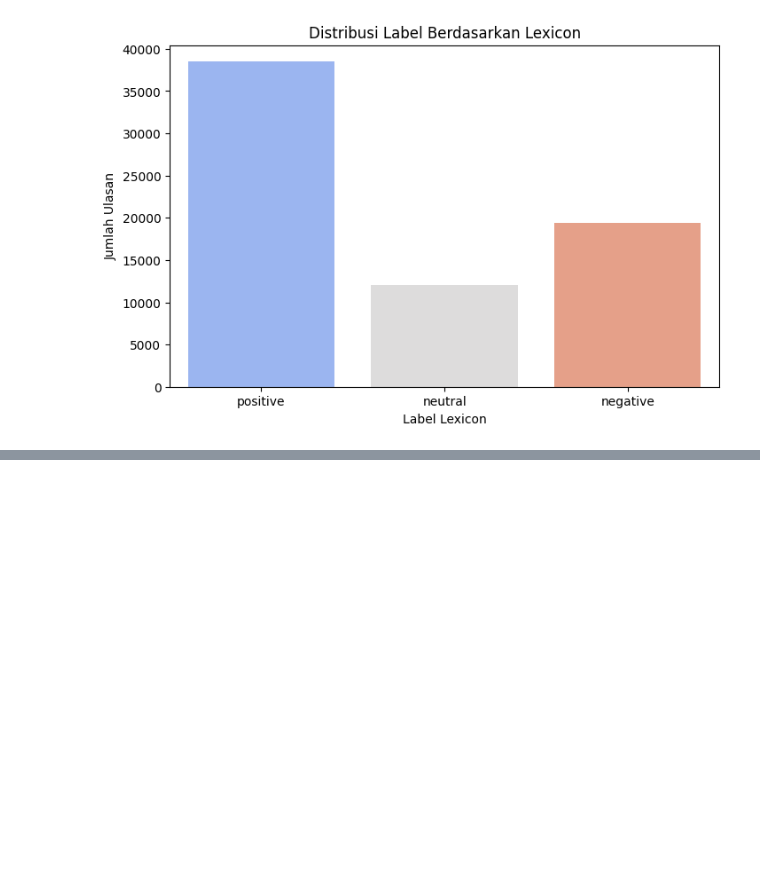
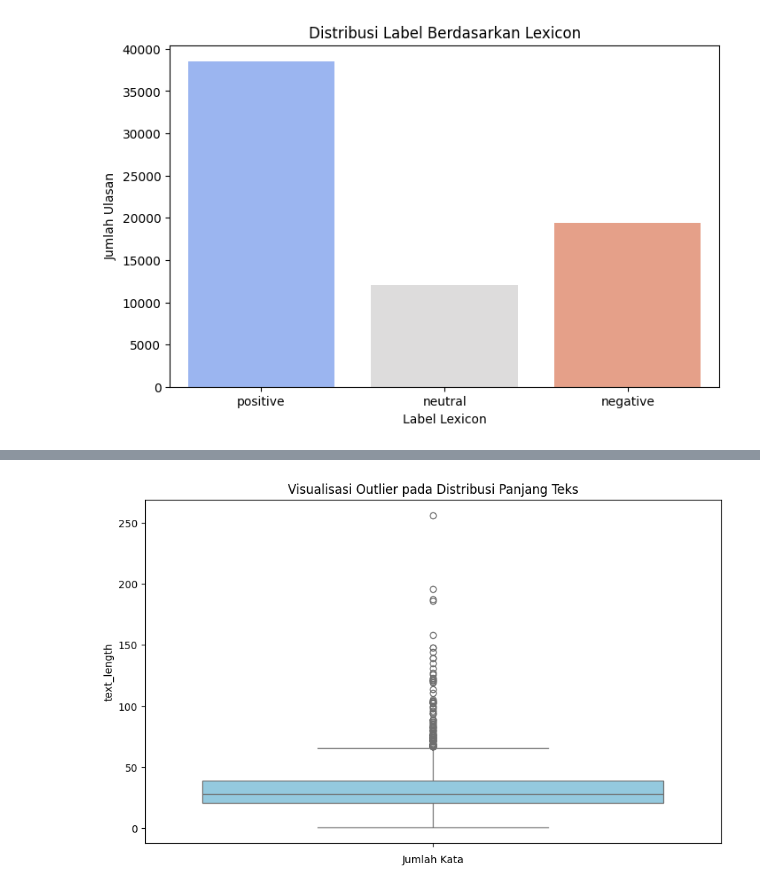
Before and after one commit to atalamahardika/Submission-Analisis-Sentimen, a Jupyter notebook: notebook/preprocessing.ipynb, the cells around one changed output, grey strips where cells are left out. Cells and saved outputs as stored; diff of their text form; code cells hidden in the pictures; blank space fills up the shorter version.

```diff
--- a/notebook/preprocessing.ipynb
+++ b/notebook/preprocessing.ipynb
@@ -223,0 +263,9 @@ Passing `palette` without assigning `hue` is deprecated and will be removed in v
+# %%
+# Boxplot untuk distribusi panjang teks
+plt.figure(figsize=(10, 6))
+sns.boxplot(data['text_length'], color='skyblue')
+plt.title('Visualisasi Outlier pada Distribusi Panjang Teks')
+plt.xlabel('Jumlah Kata')
+plt.show()
+# %% [output]
+[figure, added]
```
Also changed, not shown: parts of 14 cells of this notebook.
